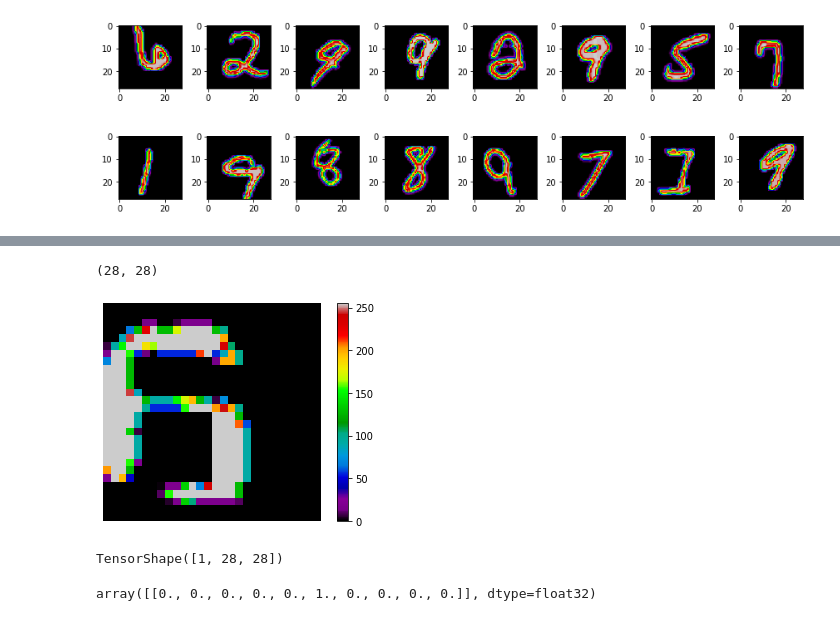
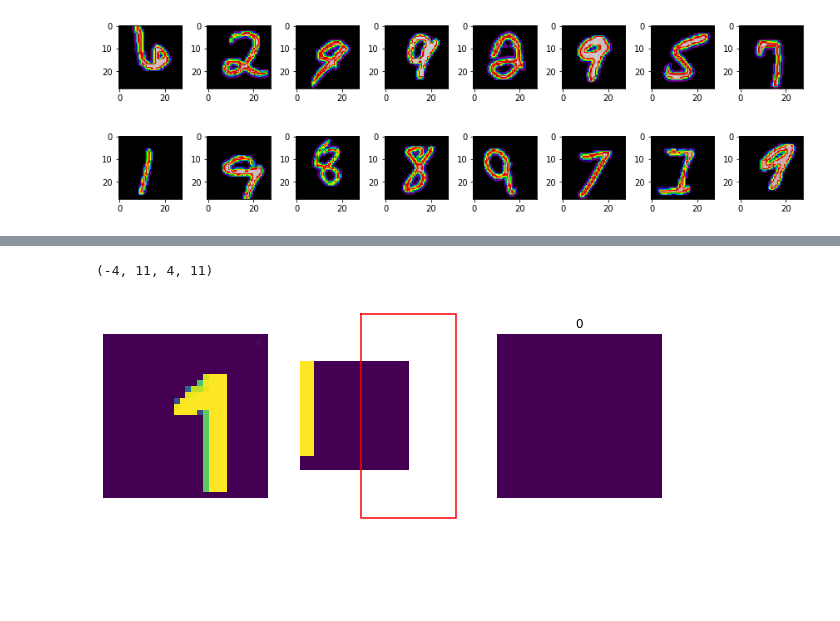
Before and after one commit to indykindyk/Sudoku-solver-opencv, a Jupyter notebook: src/gowno.ipynb, the cells around one changed output, grey strips where cells are left out. Saved outputs shown, nothing was run; the diff lists cells and outputs as text; code cells hidden in the pictures; blank space fills up the shorter version.

```diff
--- a/src/gowno.ipynb
+++ b/src/gowno.ipynb
@@ -180,19 +206,5 @@ plt.axis(False);
-# %%
-img = img[bb[0]:bb[1], bb[2]:bb[3]]
-img = cv.resize(img, (28, 28))
-plt.imshow(img, cmap="nipy_spectral")
-plt.colorbar()
-plt.axis(False);
-print(img.shape)
-# %% [output]
-(28, 28)
-[figure, removed]
-# %%
-img = tf.expand_dims(img, 0)
-img.shape
-# %% [output]
-TensorShape([1, 28, 28])
 # %%
-model.predict(img)
+pred_and_plot("box51.png", "models/model-08-0.99.h5")
 # %% [output]
-array([[0., 0., 0., 0., 0., 1., 0., 0., 0., 0.]], dtype=float32)
+(-4, 11, 4, 11)
+[figure, added]
```
Also changed, not shown: parts of 9 cells of this notebook, 5 other files.
